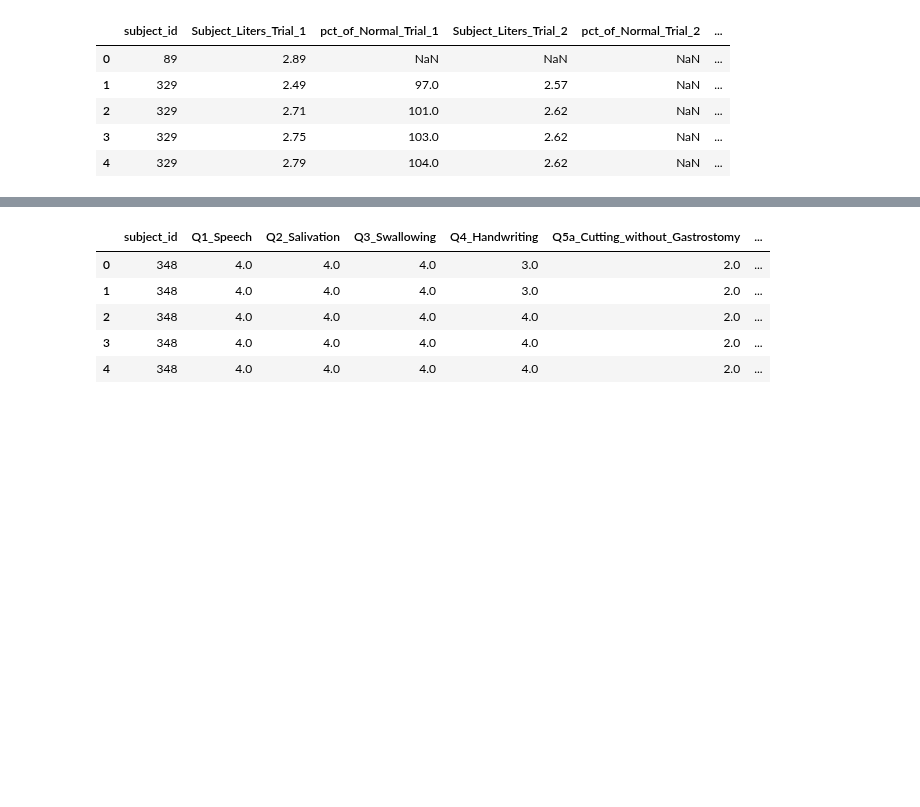
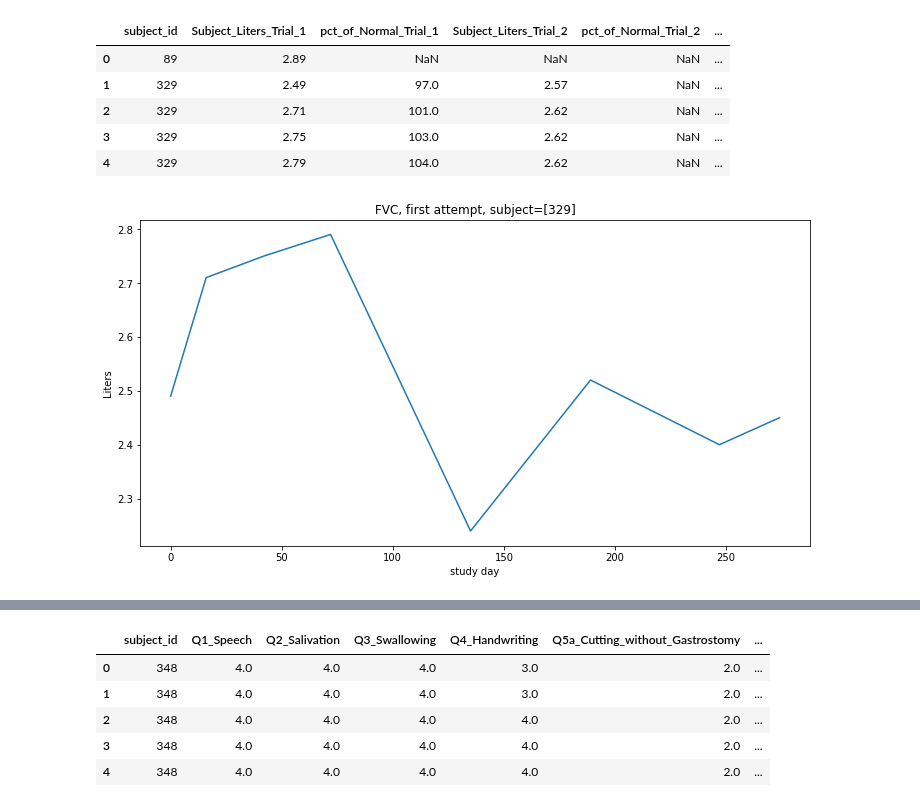
Before and after one commit to ttompk/als, a Jupyter notebook: eda.ipynb, the cells around one changed output, grey strips where cells are left out. Drawn from its saved outputs; the diff is of its cells as text; code cells hidden in the pictures; blank space fills up the shorter version.

```diff
--- a/eda.ipynb
+++ b/eda.ipynb
@@ -208,3 +354,29 @@ fvc.head()
 | 2 | 329 | 2.71 | 101.0 | 2.62 | NaN | ... |
 | 3 | 329 | 2.75 | 103.0 | 2.62 | NaN | ... |
 | 4 | 329 | 2.79 | 104.0 | 2.62 | NaN | ... |
+# %%
+# change Forced_Vital_Capacity_Delta to study day
+fvc['study_day'] = fvc['Forced_Vital_Capacity_Delta']
+# %%
+fvc.drop('Forced_Vital_Capacity_Delta', axis=1, inplace=True)
+# %%
+# plot each FVC score
+Qs=['Subject_Liters_Trial_1']
+
+def plot_fvc_long(df):
+    if len(df)> 200:
+        return "df is too long"
+    plt.figure(figsize=(12,6))
+    for feature in df[Qs]:
+        if np.all(df[feature].isnull()):
+            continue
+        plt.plot(df['study_day'], df[feature])
+    plt.title("FVC, first attempt, subject={}".format(df['subject_id'].unique()))
+    plt.ylabel("Liters")
+    plt.xlabel("study day")
+    plt.show()
+# %%
+subject = fvc[ fvc['subject_id']==329]
+plot_fvc_long(subject)
+# %% [output]
+[figure, added]
```
Also changed, not shown: parts of 81 cells of this notebook.
